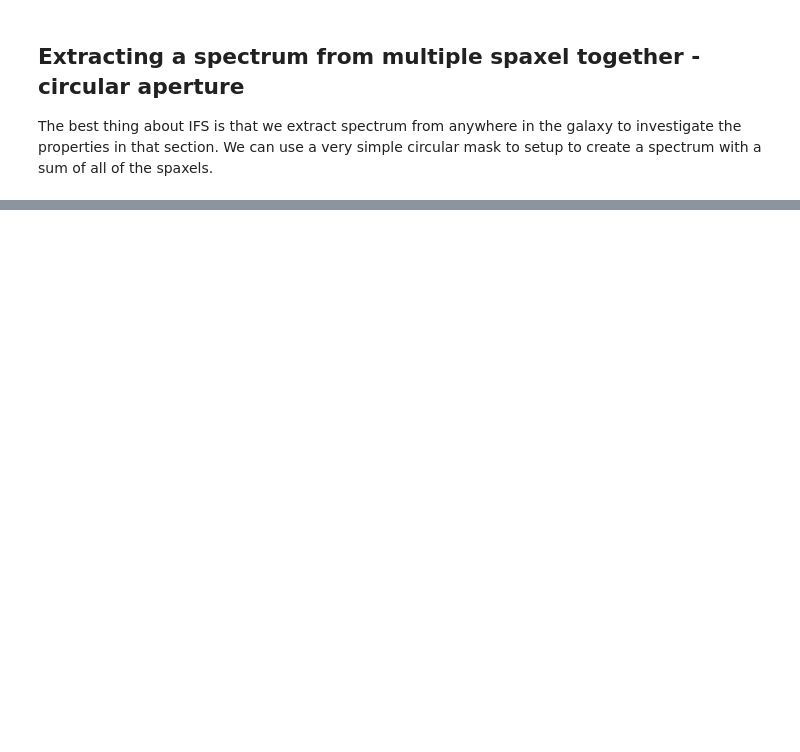
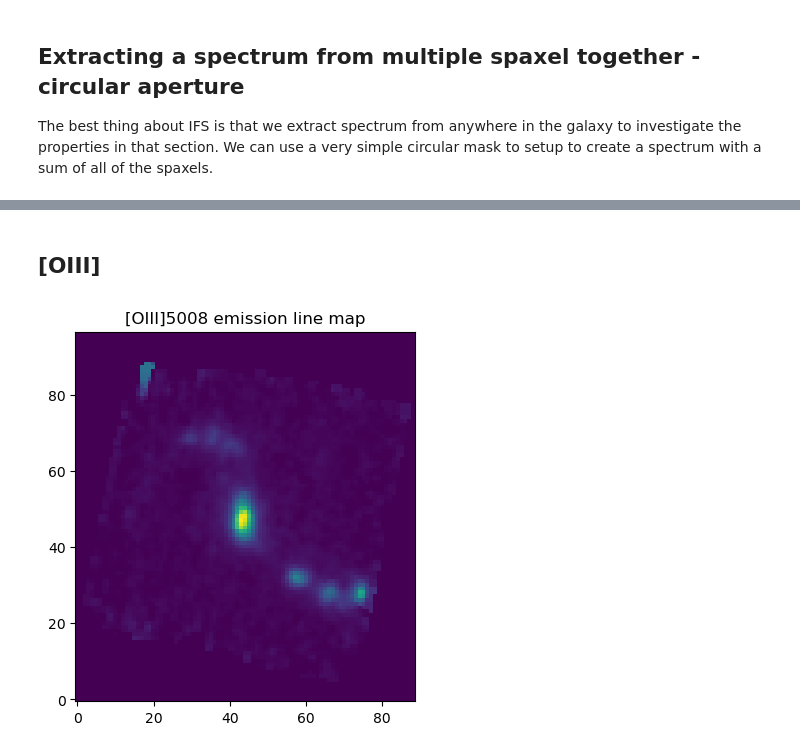
Before and after one commit to honzascholtz/Qubespec, a Jupyter notebook: Tutorial/Torun_school/1_Basic_IFS.ipynb, the cells around one changed output, grey strips where cells are left out. Cells and saved outputs as stored; diff of their text form; code cells hidden in the pictures; blank space fills up the shorter version.

```diff
--- a/Tutorial/Torun_school/1_Basic_IFS.ipynb
+++ b/Tutorial/Torun_school/1_Basic_IFS.ipynb
@@ -220,0 +234,22 @@ plt.show()
+# %% [markdown]
+## [OIII]
+# %%
+# Creating the linemap:
+
+from QubeSpec import Cube
+
+
+channel0, channel1 = 1456, 1468 # Values from QFitsView from around Halpha emission line
+
+# Creating a linemap:
+Linemap = np.sum(Flux_cube[channel0:channel1, :,:], axis=(0))*(obs_wave[1]-obs_wave[0])
+
+# and now plot
+f, ax = plt.subplots(1)
+
+ax.imshow(Linemap, cmap='viridis', vmin=0, origin='lower')
+
+ax.set_title('[OIII]5008 emission line map')
+plt.show()
+# %% [output]
+[figure, added]
```
Also changed, not shown: parts of 17 cells of this notebook, 3 other files.
